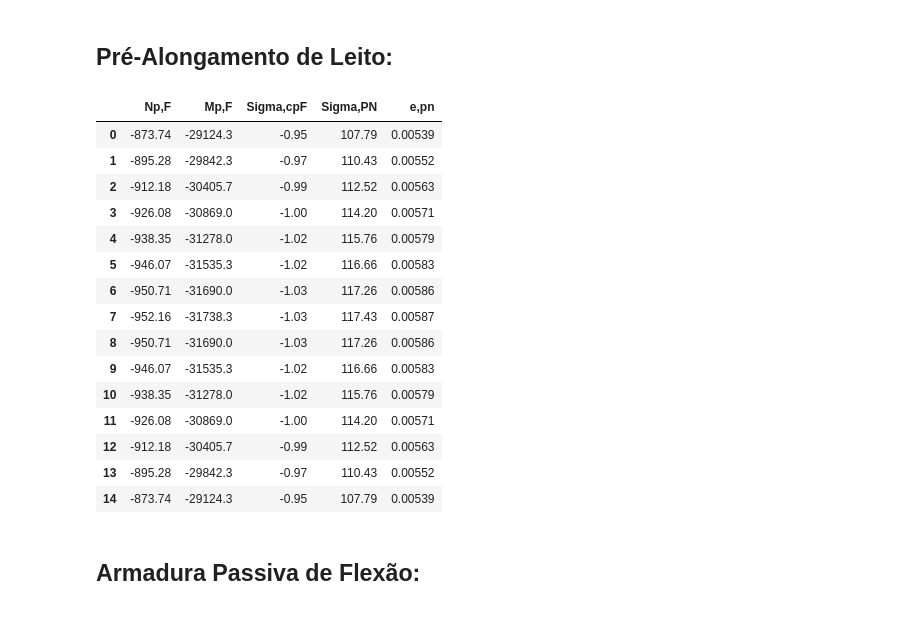
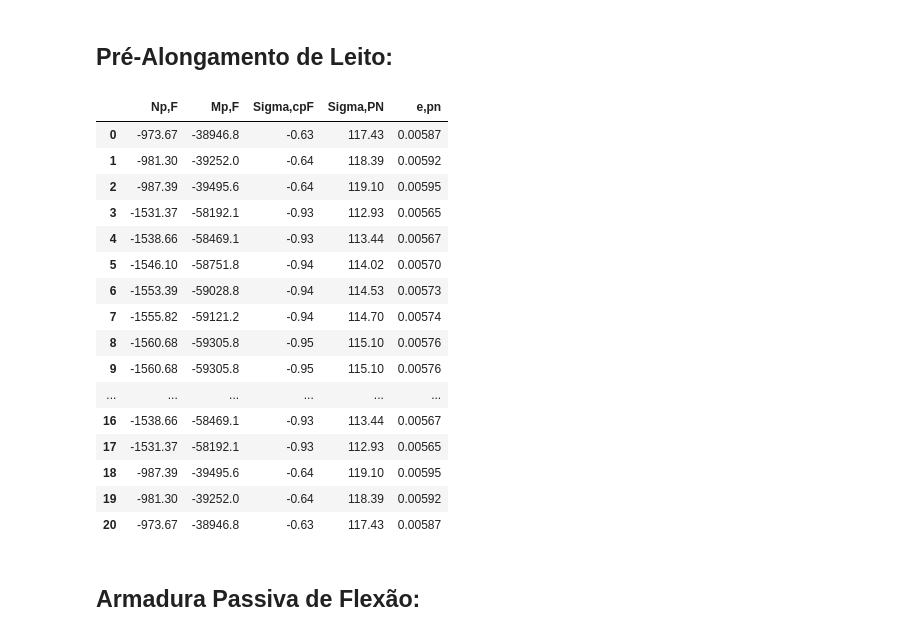
Before and after one commit to GarciaGabe/eng, a Jupyter notebook: Viga Protendida.ipynb, the cells around one changed output. Drawn from its saved outputs; the diff is of its cells as text; code cells hidden in the pictures.

```diff
--- a/Viga Protendida.ipynb
+++ b/Viga Protendida.ipynb
@@ -578,7 +586,7 @@ gamma = 1 + exp(-7.8 + 0.1 * U)
 
 u_ar = ( 2*h + 2*b )
 
-h_fic = gamma*(2*Area)/u_ar
+h_fic = gamma*(2*A_c)/u_ar
 
 phi_c2 = (42+h_fic)/(20+h_fic)
 
@@ -730,6 +739,9 @@ for i in range(4):
     progressivas.append([0] * nS)
 
 alpha_p = E_p/E_cs
+
+delta_Np_max = 0
+delta_Mp_max = 0
 
 for i in range(nS):
     pos_i = relax[1][i]
@@ -745,12 +757,28 @@ for i in range(nS):
             e_pp = e_p_i[j]
             A_pp = A_p[j]
             break
-    progressivas[0][i] = round(Npi/Area + Mpi/Wcpi + momento/Wcpi,2)
-    #print(Npi,Mpi)
-    K_p = alpha_p*A_pp*(1/Area + e_pp/Wcpi)
-    progressivas[1][i] = round( (( progressivas[0][i]*phi_t/E_cs + epsilon_cs - sigma_pi/E_p*relax[6][i] ) / (1 + relax[6][i] + K_p*(1+0.5*phi_t)) )*E_p,2)
-    progressivas[2][i] = -round(progressivas[1][i]*A_pp  ,2)
-    progressivas[3][i] = round(progressivas[2][i]*e_pp ,1)
+        else:
+            sigma_pi = 0
+            Npi = 0
+            Mpi = 0
+            Wcpi = 0
+            e_pp = 0
+            A_pp = 0
+
+    if (Npi != 0):
+        progressivas[0][i] = round(Npi/A_c + Mpi/Wcpi + momento/Wcpi,2)
+        K_p = alpha_p*A_pp*(1/A_c + e_pp/Wcpi)
+        progressivas[1][i] = round( (( progressivas[0][i]*phi_t/E_cs + epsilon_cs - sigma_pi/E_p*relax[6][i] ) / (1 + relax[6][i] + K_p*(1+0.5*phi_t)) )*E_p,2)
+        progressivas[2][i] = -round(progressivas[1][i]*A_pp  ,2)
+        progressivas[3][i] = round(progressivas[2][i]*e_pp ,1)
+        if(progressivas[2][i] > delta_Np_max):
+            delta_Np_max = progressivas[2][i]
+            delta_Mp_max = progressivas[3][i]
+    else:
+        progressivas[0][i] = 0
+        progressivas[1][i] = 0
+        progressivas[2][i] = 0
+        progressivas[3][i] = 0
 
 
 
@@ -798,7 +827,7 @@ for i in range(nS):
             break
     Npx = Npi + progressivas[2][i]
     Mpx = Mpi + progressivas[3][i]
-    tensaosup[1][i] = round( -abs(Npx/Area) + abs(Mpx/W_s) - abs(esforcos[1][i]/W_s) ,3)
+    tensaosup[1][i] = round( -abs(Npx/A_c) + abs(Mpx/W_s) - abs(esforcos[1][i]/W_s) ,3)
     if tensaosup[1][i] > -sigma_ccF:
         tensaosup[2][i] = "OK"
     else:
@@ -846,7 +876,7 @@ for i in range(nS):
             break
     Npx = Npi + progressivas[2][i]
     Mpx = Mpi + progressivas[3][i]
-    tensaoinf[1][i] = round( -abs(Npx/Area) - abs(Mpx/W_i) + abs(esforcos[1][i]/W_i) ,3)
+    tensaoinf[1][i] = round( -abs(Npx/A_c) - abs(Mpx/W_i) + abs(esforcos[1][i]/W_i) ,3)
     if tensaoinf[1][i] < -sigma_ctF:
         tensaoinf[2][i] = "OK"
     else:
@@ -925,44 +956,45 @@ N_{st} &= \left \lceil \frac{ A_{st} }{ \left( \frac{ \phi_{st} }{ 2 } \right) ^
 # %%
 prealong = []
 
 for i in range(5):
     prealong.append([0] * nS)
 
 for i in range(nS):
     for j in range(len(qntCordoalhas)-1,-1,-1):
         if(relax[1][i] >= x1_anc[j] and relax[1][i] <= x2_anc[j]):
                 sigma_pw = sigma_p[j]
                 Npw = N_p[j]
                 Mpw = M_p[j]
                 Wcpw = W_cp[j]
                 break
     prealong[0][i] = Npw + progressivas[2][i]
     prealong[1][i] = Mpw + progressivas[3][i]
-    prealong[2][i] = round(prealong[0][i]/Area + prealong[1][i]/Wcpw ,2)
+    prealong[2][i] = round(prealong[0][i]/A_c + prealong[1][i]/Wcpw ,2)
     prealong[3][i] = round( sigma_pw + progressivas[1][i] - alpha_p*prealong[2][i] ,2)
     prealong[4][i] = round(prealong[3][i]/E_p,5)
 
 tabela7 = pd.DataFrame(prealong)
 tabela7 = tabela7.transpose()
 tabela7.rename(columns={0:'Np,F',1:'Mp,F',2:'Sigma,cpF', 3:'Sigma,PN',4:'e,pn'},inplace = True)
 display(tabela7)
 # %% [output]
 |  | Np,F | Mp,F | Sigma,cpF | Sigma,PN | e,pn |
-| 0 | -873.74 | -29124.3 | -0.95 | 107.79 | 0.00539 |
-| 1 | -895.28 | -29842.3 | -0.97 | 110.43 | 0.00552 |
-| 2 | -912.18 | -30405.7 | -0.99 | 112.52 | 0.00563 |
-| 3 | -926.08 | -30869.0 | -1.00 | 114.20 | 0.00571 |
-| 4 | -938.35 | -31278.0 | -1.02 | 115.76 | 0.00579 |
-| 5 | -946.07 | -31535.3 | -1.02 | 116.66 | 0.00583 |
-| 6 | -950.71 | -31690.0 | -1.03 | 117.26 | 0.00586 |
-| 7 | -952.16 | -31738.3 | -1.03 | 117.43 | 0.00587 |
-| 8 | -950.71 | -31690.0 | -1.03 | 117.26 | 0.00586 |
-| 9 | -946.07 | -31535.3 | -1.02 | 116.66 | 0.00583 |
-| 10 | -938.35 | -31278.0 | -1.02 | 115.76 | 0.00579 |
-| 11 | -926.08 | -30869.0 | -1.00 | 114.20 | 0.00571 |
-| 12 | -912.18 | -30405.7 | -0.99 | 112.52 | 0.00563 |
-| 13 | -895.28 | -29842.3 | -0.97 | 110.43 | 0.00552 |
-| 14 | -873.74 | -29124.3 | -0.95 | 107.79 | 0.00539 |
+| 0 | -973.67 | -38946.8 | -0.63 | 117.43 | 0.00587 |
+| 1 | -981.30 | -39252.0 | -0.64 | 118.39 | 0.00592 |
+| 2 | -987.39 | -39495.6 | -0.64 | 119.10 | 0.00595 |
+| 3 | -1531.37 | -58192.1 | -0.93 | 112.93 | 0.00565 |
+| 4 | -1538.66 | -58469.1 | -0.93 | 113.44 | 0.00567 |
+| 5 | -1546.10 | -58751.8 | -0.94 | 114.02 | 0.00570 |
+| 6 | -1553.39 | -59028.8 | -0.94 | 114.53 | 0.00573 |
+| 7 | -1555.82 | -59121.2 | -0.94 | 114.70 | 0.00574 |
+| 8 | -1560.68 | -59305.8 | -0.95 | 115.10 | 0.00576 |
+| 9 | -1560.68 | -59305.8 | -0.95 | 115.10 | 0.00576 |
+| ... | ... | ... | ... | ... | ... |
+| 16 | -1538.66 | -58469.1 | -0.93 | 113.44 | 0.00567 |
+| 17 | -1531.37 | -58192.1 | -0.93 | 112.93 | 0.00565 |
+| 18 | -987.39 | -39495.6 | -0.64 | 119.10 | 0.00595 |
+| 19 | -981.30 | -39252.0 | -0.64 | 118.39 | 0.00592 |
+| 20 | -973.67 | -38946.8 | -0.63 | 117.43 | 0.00587 |
 # %% [markdown]
 ## Armadura Passiva de Flexão:
 # %% [markdown]
```
Also changed, not shown: parts of 41 cells of this notebook.
